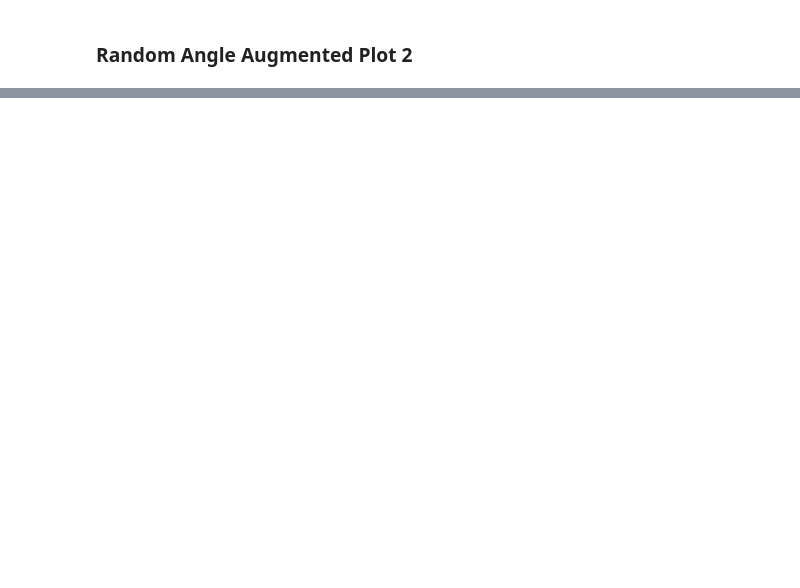
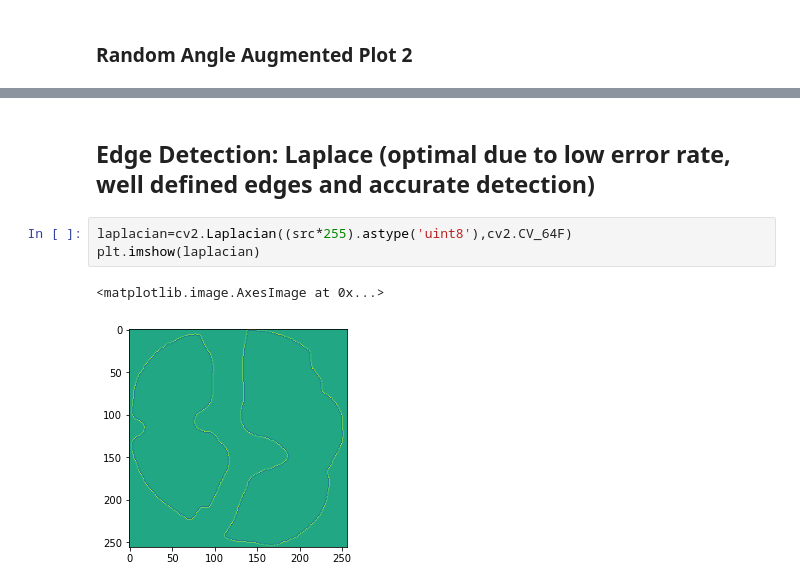
Before and after one commit to Awsaf780/STL-Processing, a Jupyter notebook: 04 - Augmentation (storage efficient) and Gaussian Blur.ipynb, the cells around one changed output, grey strips where cells are left out. Cells and saved outputs as stored; diff of their text form; blank space fills up the shorter version.

```diff
--- a/04 - Augmentation (storage efficient) and Gaussian Blur.ipynb
+++ b/04 - Augmentation (storage efficient) and Gaussian Blur.ipynb
@@ -154,0 +185,8 @@ Angle Rotated:  -5
+# %% [markdown]
+## Edge Detection: Laplace (optimal due to low error rate, well defined edges and accurate detection)
+# %%
+laplacian=cv2.Laplacian((src*255).astype('uint8'),cv2.CV_64F)
+plt.imshow(laplacian)
+# %% [output]
+<matplotlib.image.AxesImage at 0x...>
+[figure, added]
```
Also changed, not shown: parts of 19 cells of this notebook.
